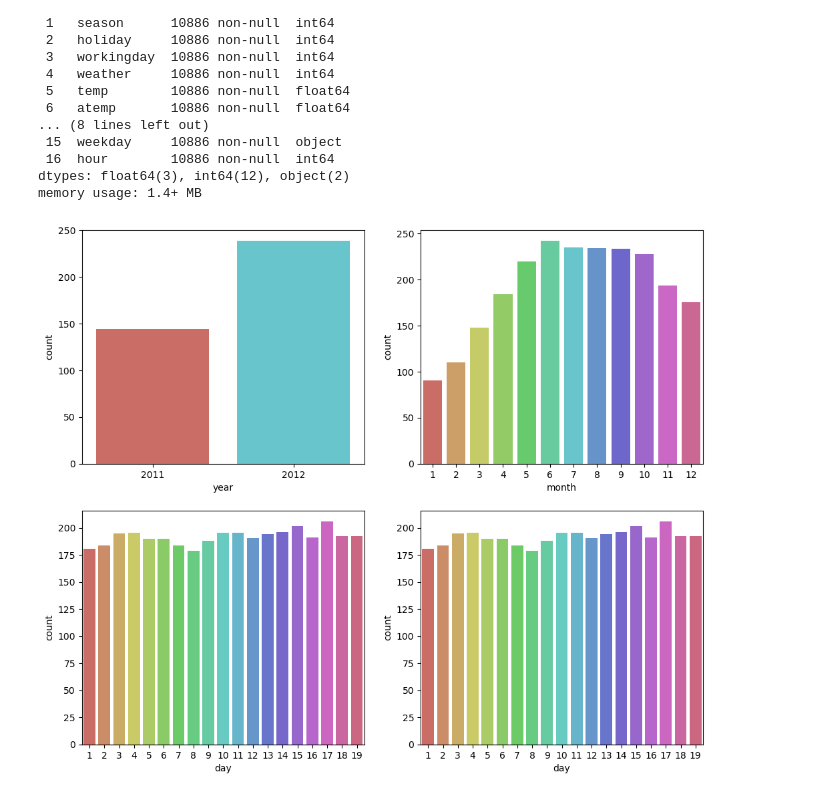
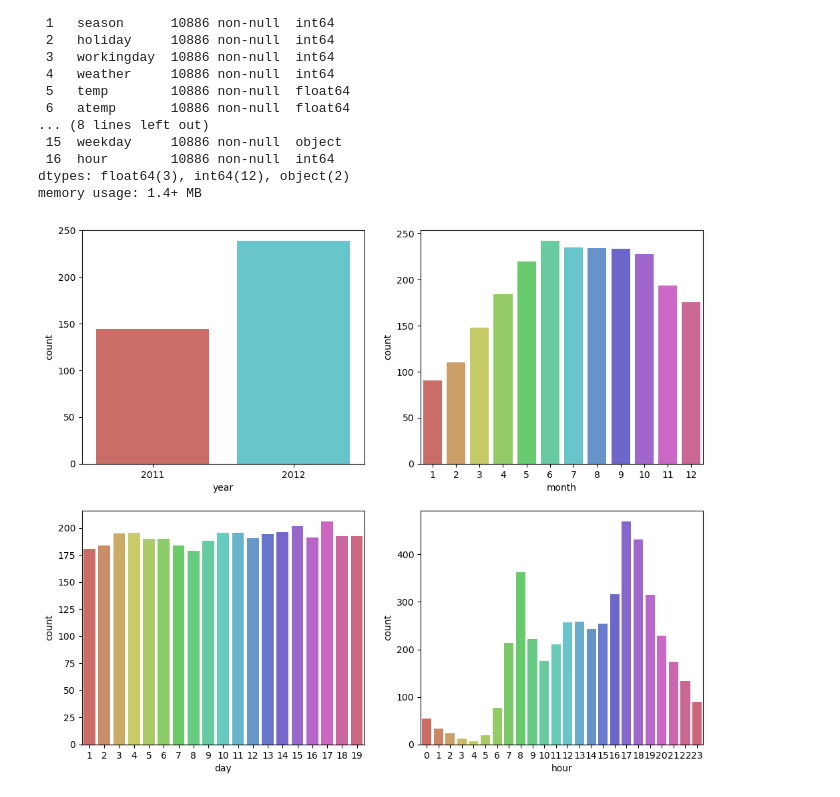
Before and after one commit to Ja-efan/DataScience, a Jupyter notebook: bike_sharing_demand.ipynb, the cells around one changed output. Cells and saved outputs as stored; diff of their text form; code cells hidden in the pictures.

```diff
--- a/bike_sharing_demand.ipynb
+++ b/bike_sharing_demand.ipynb
@@ -151,21 +151,21 @@ memory usage: 1.4+ MB
 # %%
 # 각각의 속성과 예측의 결과값으로 쓰이는 count값과의 관계 파악
 hls_palette = 'hls'
 # 연도('year')와 'count'
 fig = plt.figure(figsize=(12,10))
 ax1 = fig.add_subplot(2,2,1)
 ax1 = sns.barplot(x='year', y='count', data = train.groupby('year')['count'].mean().reset_index(), palette=hls_palette)
 
 # 월('month')와 'count'
 ax2 = fig.add_subplot(2,2,2)
 ax2 = sns.barplot(x='month', y='count', data = train.groupby('month')['count'].mean().reset_index(), palette=hls_palette)
 
 # 일('day')과 'count'
 ax3 = fig.add_subplot(2,2,3)
 ax3 = sns.barplot(x='day', y='count', data = train.groupby('day')['count'].mean().reset_index(), palette=hls_palette)
 
 # 시간('hour')과 'count'
 ax4 = fig.add_subplot(2,2,4)
-ax4 = sns.barplot(x='day', y='count', data = train.groupby('day')['count'].mean().reset_index(), palette=hls_palette)
+ax4 = sns.barplot(x='hour', y='count', data = train.groupby('hour')['count'].mean().reset_index(), palette=hls_palette)
 # %% [output]
-[figure, old version]
+[figure, new version]
```
